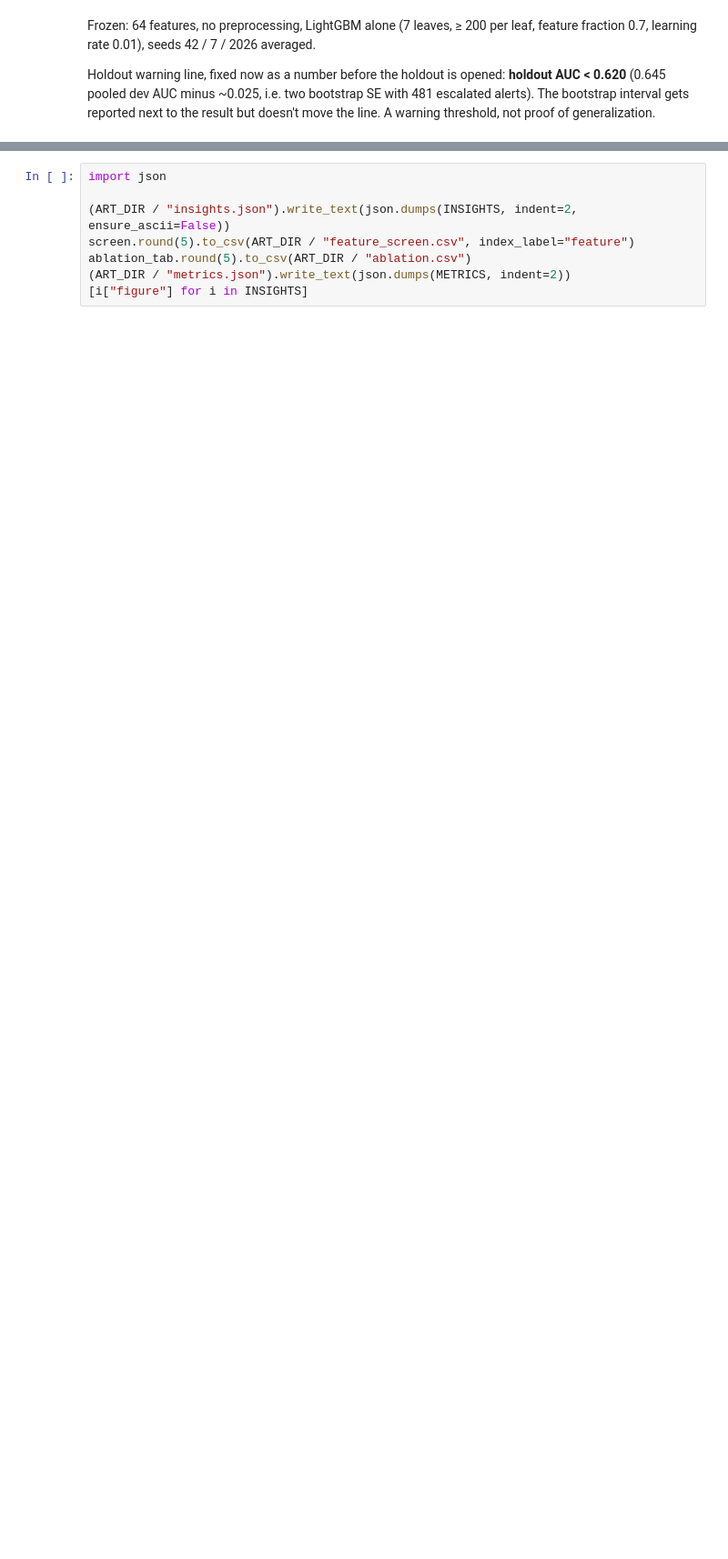
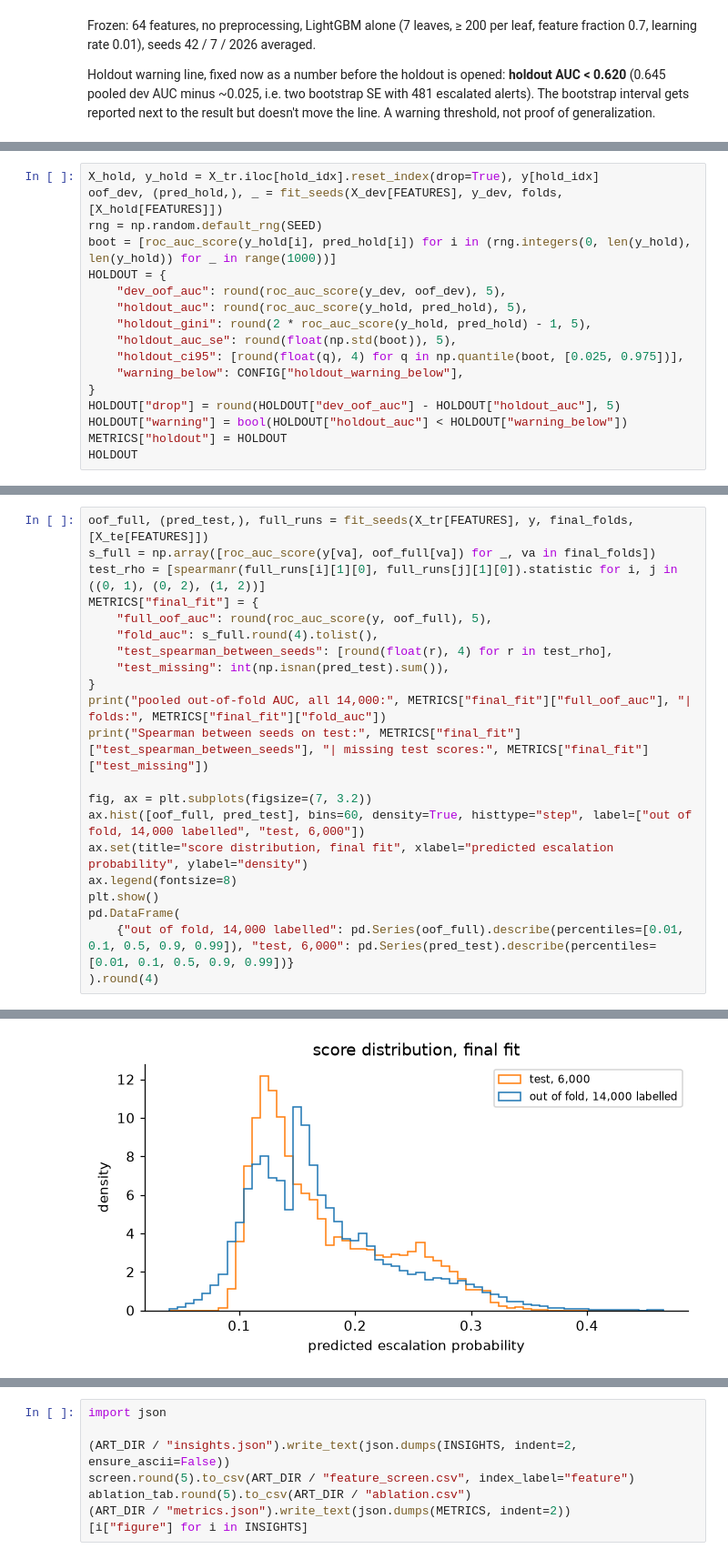
Before and after one commit to dilshodazamjonov/WuitHackathonRYM, a Jupyter notebook: notebooks/solution.ipynb, the cells around one changed output, grey strips where cells are left out. Shown at 91% size. Drawn from its saved outputs; the diff is of its cells as text; blank space fills up the shorter version.

```diff
--- a/notebooks/solution.ipynb
+++ b/notebooks/solution.ipynb
@@ -1911,0 +1921,17 @@ Holdout warning line, fixed now as a number before the holdout is opened: **hold
+# %%
+X_hold, y_hold = X_tr.iloc[hold_idx].reset_index(drop=True), y[hold_idx]
+oof_dev, (pred_hold,), _ = fit_seeds(X_dev[FEATURES], y_dev, folds, [X_hold[FEATURES]])
+rng = np.random.default_rng(SEED)
+boot = [roc_auc_score(y_hold[i], pred_hold[i]) for i in (rng.integers(0, len(y_hold), len(y_hold)) for _ in range(1000))]
+HOLDOUT = {
+    "dev_oof_auc": round(roc_auc_score(y_dev, oof_dev), 5),
+    "holdout_auc": round(roc_auc_score(y_hold, pred_hold), 5),
+    "holdout_gini": round(2 * roc_auc_score(y_hold, pred_hold) - 1, 5),
+    "holdout_auc_se": round(float(np.std(boot)), 5),
+    "holdout_ci95": [round(float(q), 4) for q in np.quantile(boot, [0.025, 0.975])],
+    "warning_below": CONFIG["holdout_warning_below"],
+}
+HOLDOUT["drop"] = round(HOLDOUT["dev_oof_auc"] - HOLDOUT["holdout_auc"], 5)
+HOLDOUT["warning"] = bool(HOLDOUT["holdout_auc"] < HOLDOUT["warning_below"])
+METRICS["holdout"] = HOLDOUT
+HOLDOUT
@@ -1911,0 +1955,22 @@ Holdout warning line, fixed now as a number before the holdout is opened: **hold
+# %%
+oof_full, (pred_test,), full_runs = fit_seeds(X_tr[FEATURES], y, final_folds, [X_te[FEATURES]])
+s_full = np.array([roc_auc_score(y[va], oof_full[va]) for _, va in final_folds])
+test_rho = [spearmanr(full_runs[i][1][0], full_runs[j][1][0]).statistic for i, j in ((0, 1), (0, 2), (1, 2))]
+METRICS["final_fit"] = {
+    "full_oof_auc": round(roc_auc_score(y, oof_full), 5),
+    "fold_auc": s_full.round(4).tolist(),
+    "test_spearman_between_seeds": [round(float(r), 4) for r in test_rho],
+    "test_missing": int(np.isnan(pred_test).sum()),
+}
+print("pooled out-of-fold AUC, all 14,000:", METRICS["final_fit"]["full_oof_auc"], "| folds:", METRICS["final_fit"]["fold_auc"])
+print("Spearman between seeds on test:", METRICS["final_fit"]["test_spearman_between_seeds"], "| missing test scores:", METRICS["final_fit"]["test_missing"])
+
+fig, ax = plt.subplots(figsize=(7, 3.2))
+ax.hist([oof_full, pred_test], bins=60, density=True, histtype="step", label=["out of fold, 14,000 labelled", "test, 6,000"])
+ax.set(title="score distribution, final fit", xlabel="predicted escalation probability", ylabel="density")
+ax.legend(fontsize=8)
+plt.show()
+pd.DataFrame(
+    {"out of fold, 14,000 labelled": pd.Series(oof_full).describe(percentiles=[0.01, 0.1, 0.5, 0.9, 0.99]), "test, 6,000": pd.Series(pred_test).describe(percentiles=[0.01, 0.1, 0.5, 0.9, 0.99])}
+).round(4)
+# %% [output]
@@ -1911,0 +1979 @@ Holdout warning line, fixed now as a number before the holdout is opened: **hold
+[figure, added]
```
Also changed, not shown: parts of 11 cells of this notebook, 13 other files.
